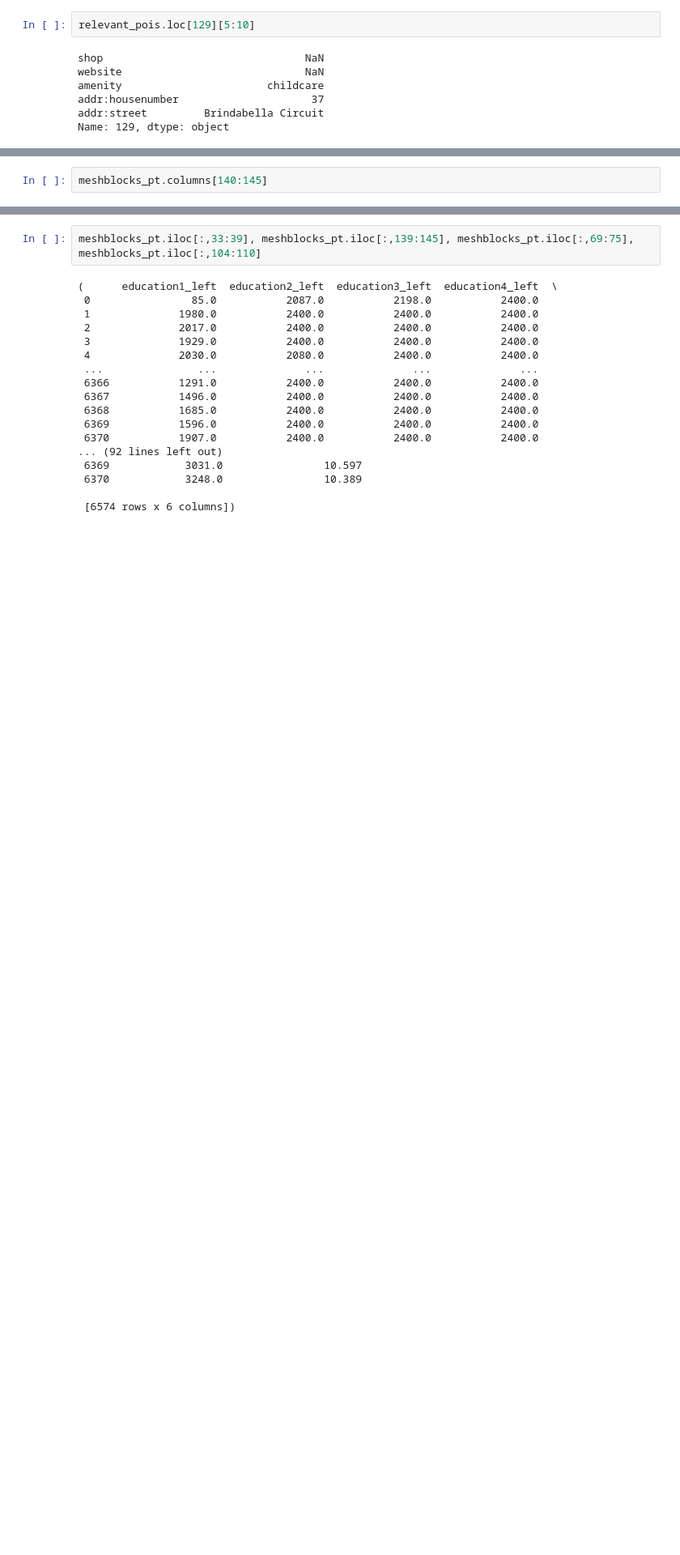
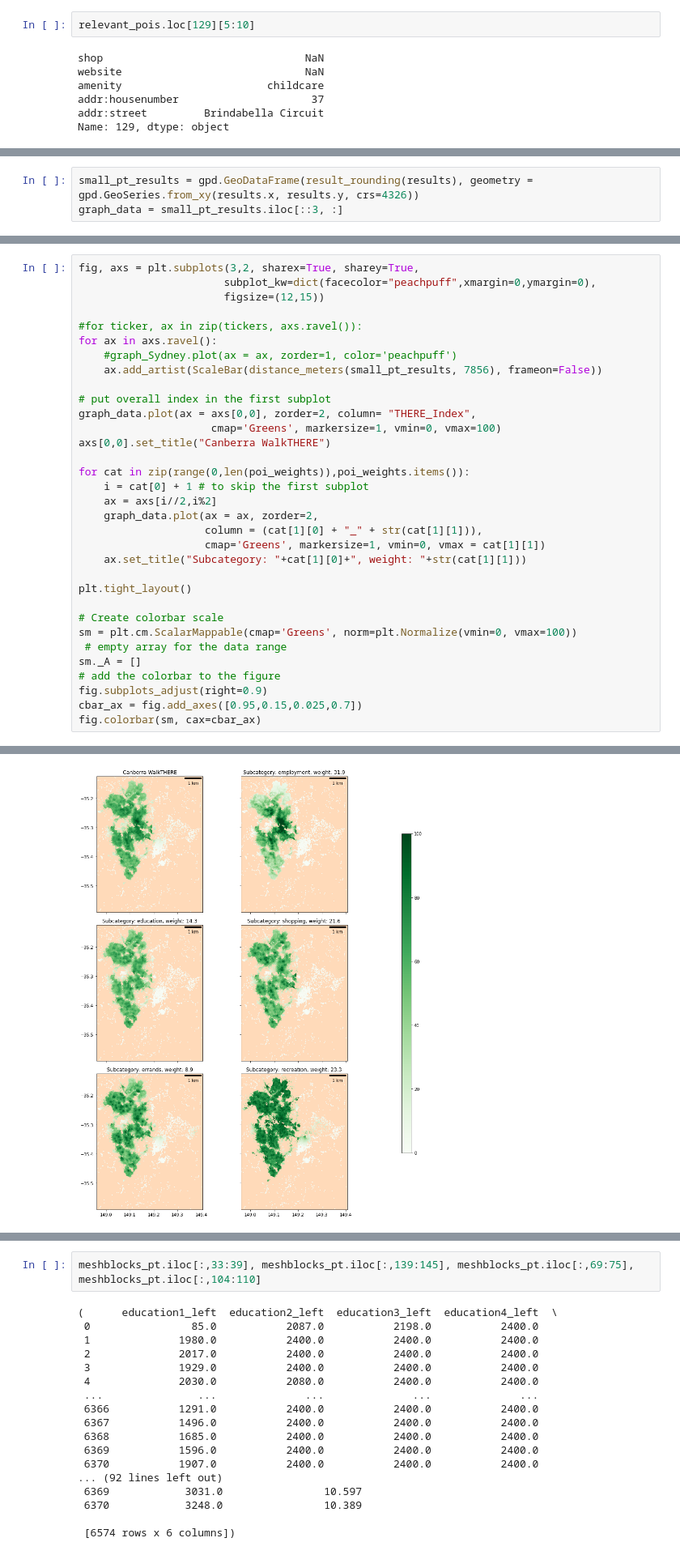
Before and after one commit to JosephineRoper/THERE, a Jupyter notebook: #Example Notebooks/Canberra 4 modes THERE.ipynb, the cells around one changed output, grey strips where cells are left out. Shown at 81% size. Cells and saved outputs as stored; diff of their text form; blank space fills up the shorter version.

```diff
--- a/#Example Notebooks/Canberra 4 modes THERE.ipynb
+++ b/#Example Notebooks/Canberra 4 modes THERE.ipynb
@@ -827,0 +817,3 @@ Name: 129, dtype: object
+# %%
+small_pt_results = gpd.GeoDataFrame(result_rounding(results), geometry = gpd.GeoSeries.from_xy(results.x, results.y, crs=4326))
+graph_data = small_pt_results.iloc[::3, :]
@@ -828,3 +823,34 @@ Name: 129, dtype: object
 # %%
-meshblocks_pt.columns[140:145]
+fig, axs = plt.subplots(3,2, sharex=True, sharey=True,
+                       subplot_kw=dict(facecolor="peachpuff",xmargin=0,ymargin=0),
+                       figsize=(12,15))
+
+#for ticker, ax in zip(tickers, axs.ravel()):
+for ax in axs.ravel():
+    #graph_Sydney.plot(ax = ax, zorder=1, color='peachpuff')
+    ax.add_artist(ScaleBar(distance_meters(small_pt_results, 7856), frameon=False))
+
+# put overall index in the first subplot
+graph_data.plot(ax = axs[0,0], zorder=2, column= "THERE_Index",
+                     cmap='Greens', markersize=1, vmin=0, vmax=100)
+axs[0,0].set_title("Canberra WalkTHERE")
+
+for cat in zip(range(0,len(poi_weights)),poi_weights.items()):
+    i = cat[0] + 1 # to skip the first subplot
+    ax = axs[i//2,i%2]
+    graph_data.plot(ax = ax, zorder=2,
+                    column = (cat[1][0] + "_" + str(cat[1][1])),
+                    cmap='Greens', markersize=1, vmin=0, vmax = cat[1][1])
+    ax.set_title("Subcategory: "+cat[1][0]+", weight: "+str(cat[1][1]))
+
+plt.tight_layout()
+
+# Create colorbar scale
+sm = plt.cm.ScalarMappable(cmap='Greens', norm=plt.Normalize(vmin=0, vmax=100))
+ # empty array for the data range
+sm._A = []
+# add the colorbar to the figure
+fig.subplots_adjust(right=0.9)
+cbar_ax = fig.add_axes([0.95,0.15,0.025,0.7])
+fig.colorbar(sm, cax=cbar_ax)
 # %% [output]
@@ -833,0 +858 @@ Index(['education2', 'education3', 'education4', 'education5',
+[figure, added]
```
Also changed, not shown: parts of 104 cells of this notebook, 6 other files.
